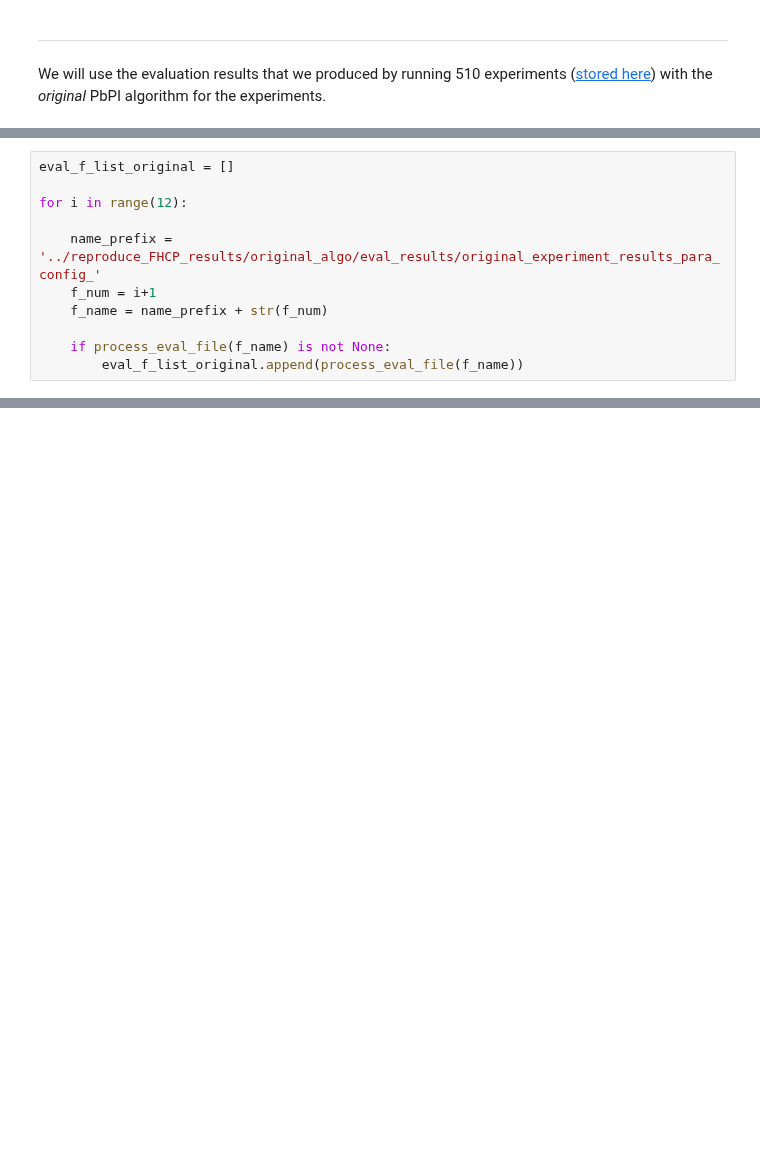
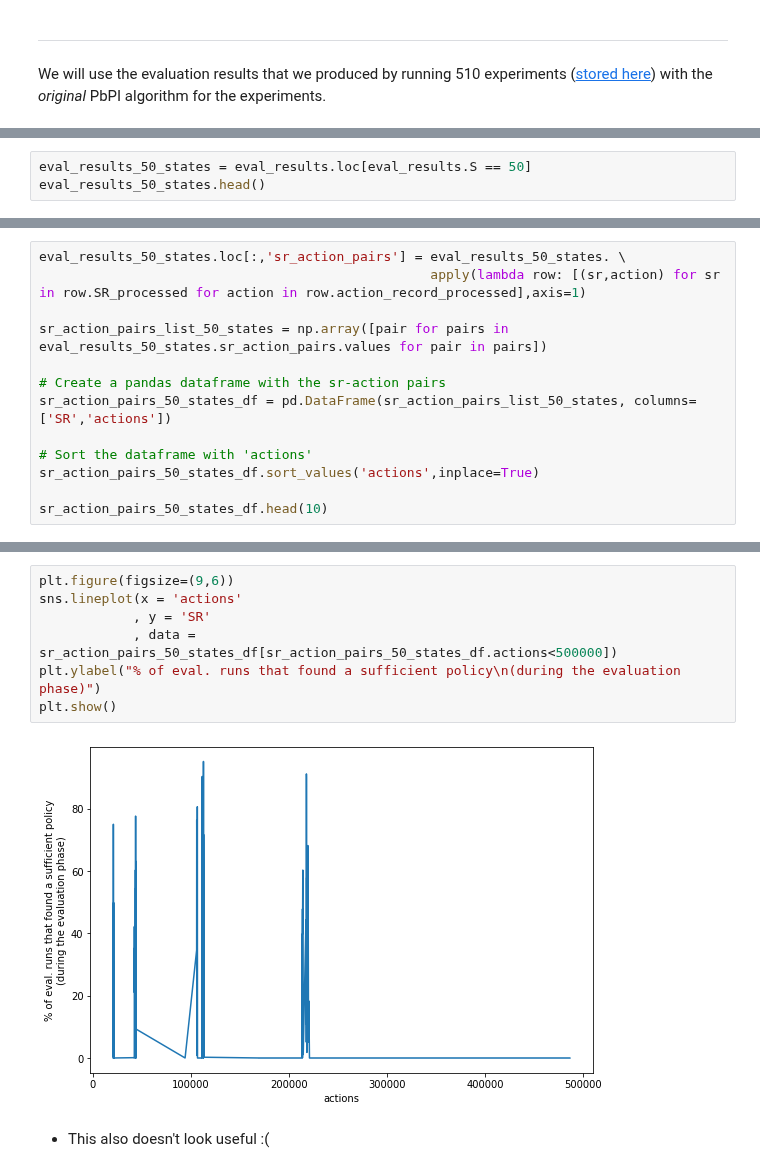
Before and after one commit to PandulaP/RL_Research, a Jupyter notebook: Pb_policy_iteration/cart_pole_modified_env/new_eval_plots/design_new_eval_plot.ipynb, the cells around one changed output, grey strips where cells are left out. Drawn from its saved outputs; the diff is of its cells as text; blank space fills up the shorter version.

```diff
--- a/Pb_policy_iteration/cart_pole_modified_env/new_eval_plots/design_new_eval_plot.ipynb
+++ b/Pb_policy_iteration/cart_pole_modified_env/new_eval_plots/design_new_eval_plot.ipynb
@@ -36,14 +42,3 @@ def process_eval_file(file_name:str):
     eva_results.loc[:,'action_record_processed'] = eva_results.apply(lambda row: row.action_record_processed.split(','), axis=1)
 
     return eva_results
-# %%
-eval_f_list_original = []
-
-for i in range(12):
-
-    name_prefix = '../reproduce_FHCP_results/original_algo/eval_results/original_experiment_results_para_config_'
-    f_num = i+1
-    f_name = name_prefix + str(f_num)
-
-    if process_eval_file(f_name) is not None:
-        eval_f_list_original.append(process_eval_file(f_name))
@@ -51,0 +128,3 @@ eval_full_file_original = pd.concat(eval_f_list_original)
+# %%
+eval_results_50_states = eval_results.loc[eval_results.S == 50]
+eval_results_50_states.head()
@@ -51,0 +140,13 @@ eval_full_file_original = pd.concat(eval_f_list_original)
+# %%
+eval_results_50_states.loc[:,'sr_action_pairs'] = eval_results_50_states. \
+                                                  apply(lambda row: [(sr,action) for sr in row.SR_processed for action in row.action_record_processed],axis=1)
+
+sr_action_pairs_list_50_states = np.array([pair for pairs in eval_results_50_states.sr_action_pairs.values for pair in pairs])
+
+# Create a pandas dataframe with the sr-action pairs
+sr_action_pairs_50_states_df = pd.DataFrame(sr_action_pairs_list_50_states, columns=['SR','actions'])
+
+# Sort the dataframe with 'actions'
+sr_action_pairs_50_states_df.sort_values('actions',inplace=True)
+
+sr_action_pairs_50_states_df.head(10)
@@ -51,0 +165,11 @@ eval_full_file_original = pd.concat(eval_f_list_original)
+# %%
+plt.figure(figsize=(9,6))
+sns.lineplot(x = 'actions'
+            , y = 'SR'
+            , data =  sr_action_pairs_50_states_df[sr_action_pairs_50_states_df.actions<500000])
+plt.ylabel("% of eval. runs that found a sufficient policy\n(during the evaluation phase)")
+plt.show()
+# %% [output]
+[figure, added]
+# %% [markdown]
+- This also doesn't look useful :(
```
Also changed, not shown: parts of 35 cells of this notebook, 2 other files.
